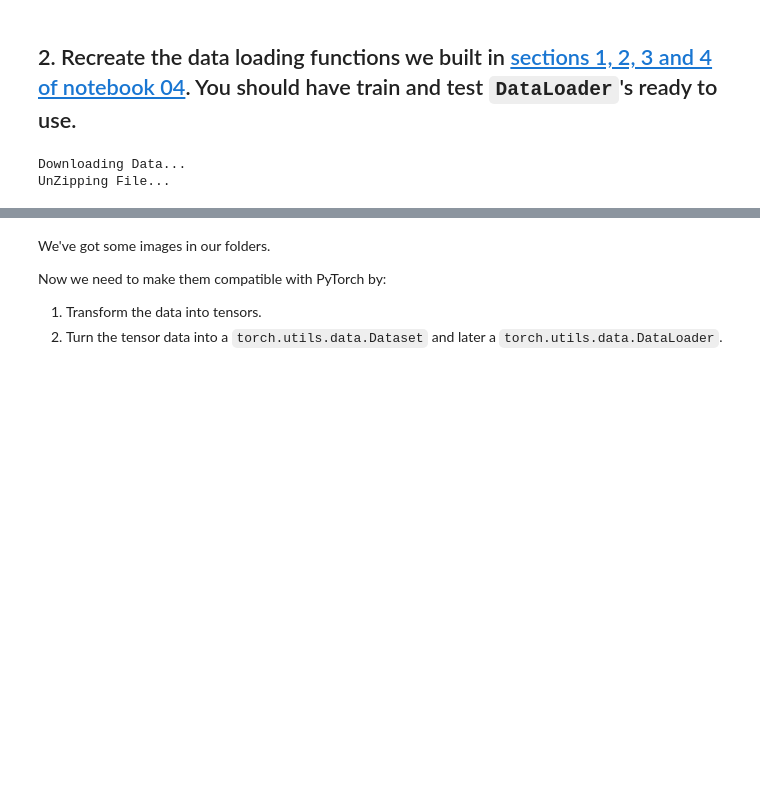
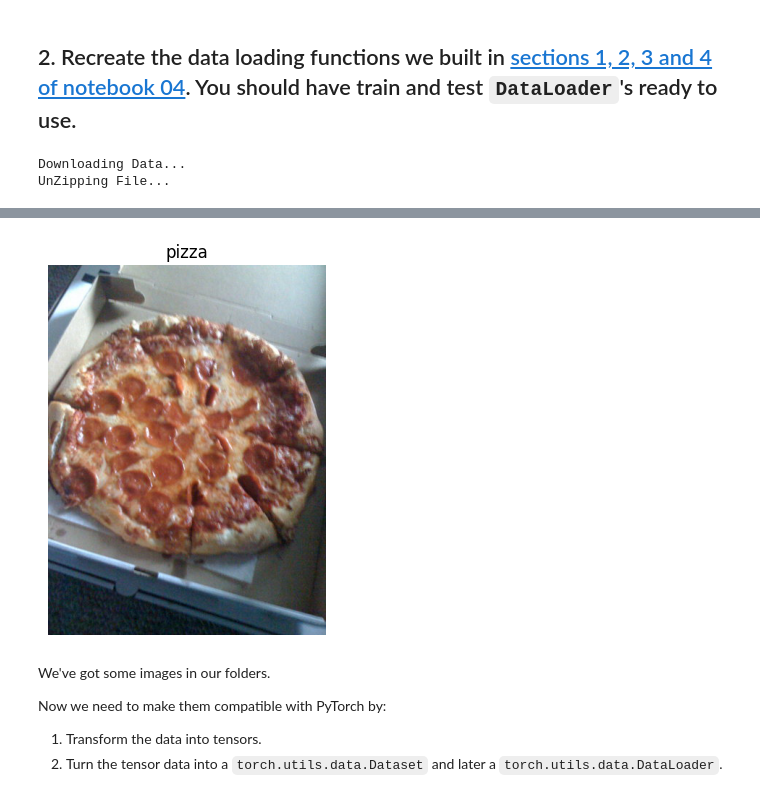
Before and after one commit to E1250/ztm-pytorch, a Jupyter notebook: 04_pytorch_custom_datasets_exercises.ipynb, the cells around one changed output, grey strips where cells are left out. Drawn from its saved outputs; the diff is of its cells as text; code cells hidden in the pictures; blank space fills up the shorter version.

```diff
--- a/04_pytorch_custom_datasets_exercises.ipynb
+++ b/04_pytorch_custom_datasets_exercises.ipynb
@@ -103,3 +116,15 @@ test_path = data_path / "test"
+# %%
+# Do the image visualization with matplotlib
+import numpy as np
+import matplotlib.pyplot as plt
+
+img_as_array = np.asarray(img)
+
+plt.imshow(img_as_array)
+plt.axis('off')
+plt.title(img_class);
+# %% [output]
+[figure, added]
 # %% [markdown]
 We've got some images in our folders.
 
```
Also changed, not shown: parts of 15 cells of this notebook.
